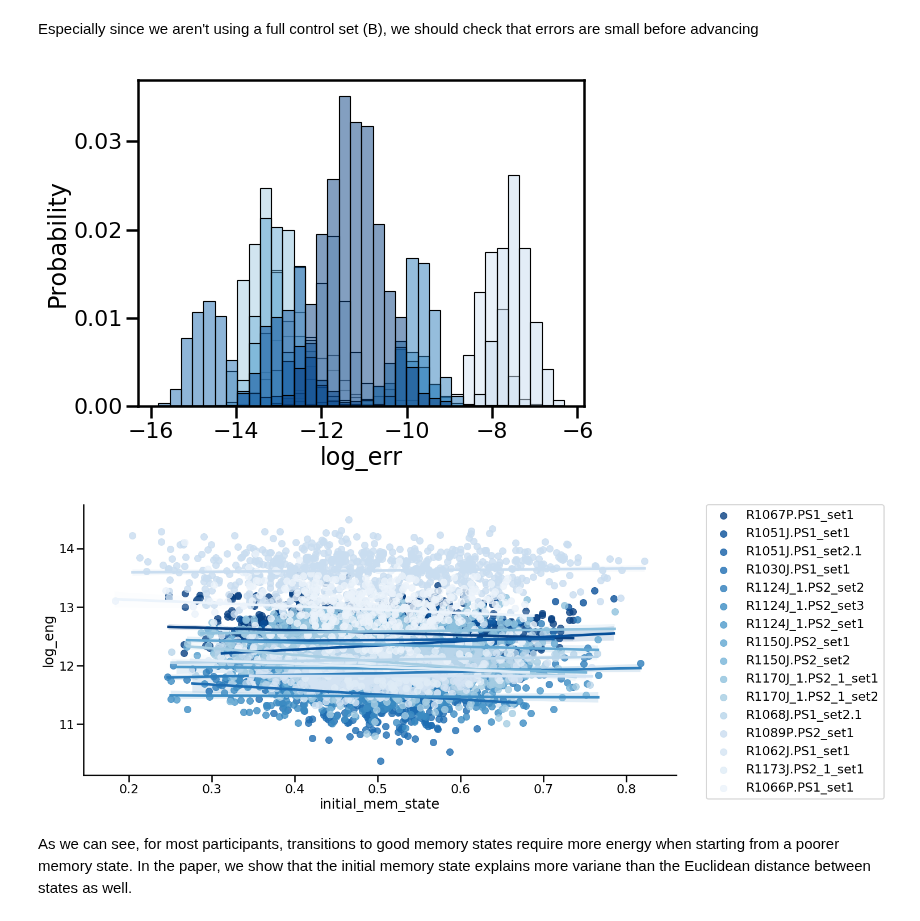
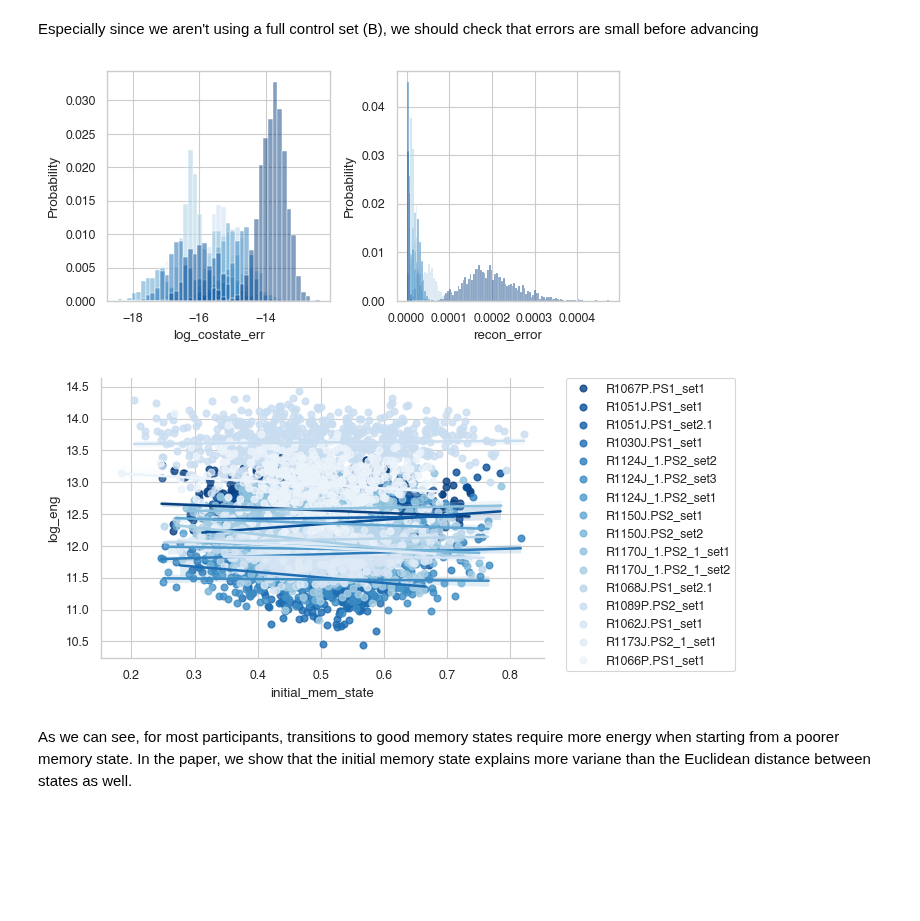
Before and after one commit to LindenParkesLab/nctpy, a Jupyter notebook: docs/source/pages/examples/optimal_energy_ieeg_stim.ipynb, the cells around one changed output. Cells and saved outputs as stored; diff of their text form; code cells hidden in the pictures; blank space fills up the shorter version.

```diff
--- a/docs/source/pages/examples/optimal_energy_ieeg_stim.ipynb
+++ b/docs/source/pages/examples/optimal_energy_ieeg_stim.ipynb
@@ -6,18 +9,21 @@ Data consist of one DWi structural adjacency matrix per dataset, and variable nu
 # %%
 # load data
+
 import scipy.io as sio
-workdir = '/Users/stiso/Documents/Code/test_data/'
-subj = ['R1067P.PS1_set1','R1051J.PS1_set1','R1051J.PS1_set2.1', 'R1030J.PS1_set1', 'R1124J_1.PS2_set2',
-        'R1124J_1.PS2_set3','R1124J_1.PS2_set1', 'R1150J.PS2_set1','R1150J.PS2_set2','R1170J_1.PS2_1_set1',
-        'R1170J_1.PS2_1_set2','R1067P.PS1_set1','R1068J.PS1_set2.1','R1089P.PS2_set1','R1062J.PS1_set1',
-        'R1173J.PS2_1_set1','R1066P.PS1_set1'];
-dat = sio.loadmat(f'{workdir}Trajectory_Data.{subj[0]}.mat')
+projdir = '/Users/lindenmp/Google-Drive-Penn/work/research_projects/nctpy'
+# datadir = '/Users/stiso/Documents/Code/test_data/'
+datadir = '/Users/lindenmp/test_data/'
+subj = ['R1067P.PS1_set1', 'R1051J.PS1_set1', 'R1051J.PS1_set2.1', 'R1030J.PS1_set1', 'R1124J_1.PS2_set2',
+        'R1124J_1.PS2_set3', 'R1124J_1.PS2_set1', 'R1150J.PS2_set1', 'R1150J.PS2_set2', 'R1170J_1.PS2_1_set1',
+        'R1170J_1.PS2_1_set2', 'R1067P.PS1_set1', 'R1068J.PS1_set2.1', 'R1089P.PS2_set1', 'R1062J.PS1_set1',
+        'R1173J.PS2_1_set1', 'R1066P.PS1_set1']
+dat = sio.loadmat(f'{datadir}Trajectory_Data.{subj[0]}.mat')
 dat.keys()
 # %% [output]
 dict_keys(['__header__', '__version__', '__globals__', 'Electrode_ROI', 'Post_Freq_State', 'Post_Stim_Prob', 'Pre_Freq_State', 'Pre_Stim_Prob', 'Stim_Amp', 'Stim_Duration', 'Stim_Freq', 'Stim_Loc_Idx' ...
 # %%
 prefix = subj[0].split('_set')[0]
-target = sio.loadmat(f'{workdir}targets/{prefix}.mat')
+target = sio.loadmat(f'{datadir}targets/{prefix}.mat')
 target.keys()
 # %% [output]
 dict_keys(['__header__', '__version__', '__globals__', 'ROI_target'])
@@ -152,26 +156,33 @@ Normalizing A for a continuous-time system
 # %% [markdown]
 Especially since we aren't using a full control set (B), we should check that errors are small before advancing
+# %%
+energies['log_eng'] = np.log(energies['energy'])
+energies['log_costate_err'] = np.log(energies['costate_error'])
 # %%
 import seaborn as sns
 import matplotlib.pyplot as plt
-%matplotlib inline
-sns.set_context('poster')
+from nctpy.plotting import set_plotting_params
+set_plotting_params()
 
-energies['log_eng'] = np.log(energies['energy'])
-energies['log_err'] = np.log(energies['error'])
-fig,ax = plt.subplots(1,1,figsize=(8,6))
-sns.histplot(energies, x='log_err', hue='subject', stat='probability',
-             ax=ax, palette='Blues_r', legend=False)
-plt.savefig('../example_figs/optim_error.png')
+f, ax = plt.subplots(1, 2, figsize=(6, 3))
+sns.histplot(energies, x='log_costate_err', hue='subject', stat='probability',
+             ax=ax[0], palette='Blues_r', legend=False)
+sns.histplot(energies, x='recon_error', hue='subject', stat='probability',
+             ax=ax[1], palette='Blues_r', legend=False)
+plt.tight_layout()
+plt.show()
+f.savefig(os.path.join(projdir, 'docs', 'source', 'pages', 'examples', 'optimal_energy_ieeg_stim_error2.png'),
+            dpi=300, bbox_inches='tight', pad_inches=0.1)
 # %% [output]
-[figure, old version]
+[figure, new version]
 # %%
 # this plot will look a little different from the original paper because we aren't z-scoring energy
-sns.lmplot(data=energies, y='log_eng', x = 'initial_mem_state', hue = 'subject', palette='Blues_r',
-          height=8, aspect=2, legend=False)
+sns.lmplot(data=energies, y='log_eng', x='initial_mem_state', hue='subject', palette='Blues_r',
+           height=3.5, aspect=1.5, legend=False)
 plt.legend(bbox_to_anchor=(1.05, 1), loc=2, borderaxespad=0.)
-plt.savefig('../example_figs/optim_mem_state.png')
+plt.savefig(os.path.join(projdir, 'docs', 'source', 'pages', 'examples', 'optimal_energy_ieeg_stim_state2.png'),
+            dpi=300, bbox_inches='tight', pad_inches=0.1)
 # %% [output]
-[figure, old version]
+[figure, new version]
 # %% [markdown]
 As we can see, for most participants, transitions to good memory states require more energy when starting from a poorer memory state. In the paper, we show that the initial memory state explains more variane than the Euclidean distance between states as well.
```
Also changed, not shown: parts of 2 cells of this notebook, 3 other files.
